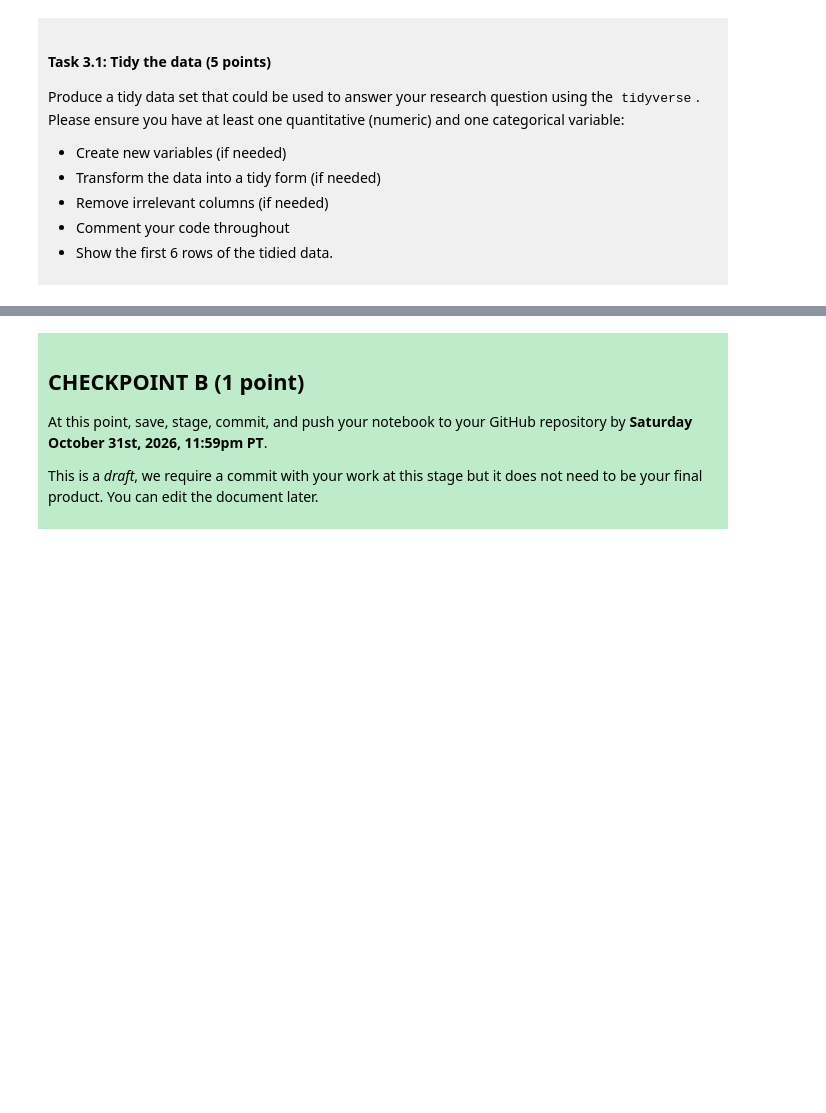
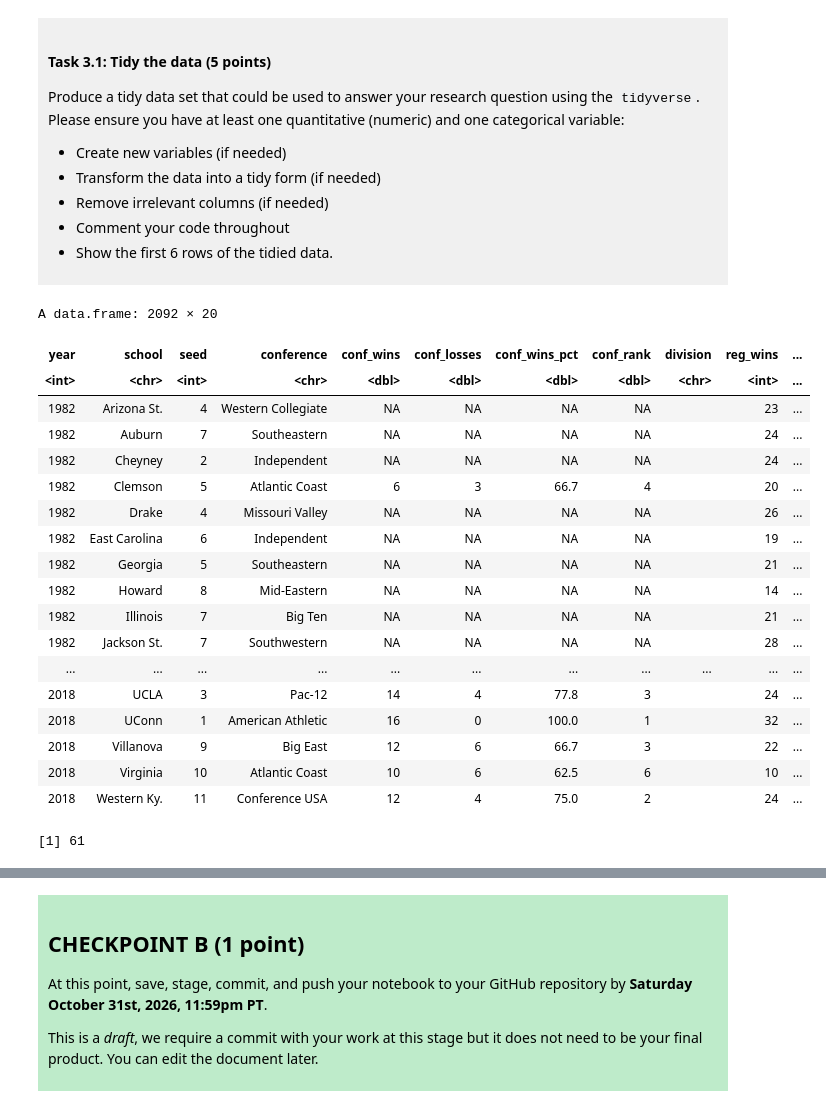
Before and after one commit to Xinyue-Shen/dsci-100-project-xinyue-shen, a Jupyter notebook: dsci-100-project-notebook.ipynb, the cells around one changed output, grey strips where cells are left out. Cells and saved outputs as stored; diff of their text form; code cells hidden in the pictures; blank space fills up the shorter version.

```diff
--- a/dsci-100-project-notebook.ipynb
+++ b/dsci-100-project-notebook.ipynb
@@ -123,3 +123,5 @@ To help you with the analysis, here is a table of descriptions of each of the va
 # %%
 
 #this is a comment made on jupyter
+wmm_data <- read.csv("https://raw.githubusercontent.com/diverse-data-hub/diversedata/refs/heads/main/data-clean/womensmarchmadness.csv")
+head(wmm_data, 6)
@@ -181,4 +193,28 @@ Produce a tidy data set that could be used to answer your research question usin
 - Show the first 6 rows of the tidied data.
 
 </div>
+# %%
+wmm_data
+sum(is.na(wmm_data$conf_wins_pct))
+# %% [output]
+A data.frame: 2092 × 20
+| year | school | seed | conference | conf_wins | conf_losses | conf_wins_pct | conf_rank | division | reg_wins | ... |
+| <int> | <chr> | <int> | <chr> | <dbl> | <dbl> | <dbl> | <dbl> | <chr> | <int> | ... |
+| 1982 | Arizona St. | 4 | Western Collegiate | NA | NA | NA | NA |  | 23 | ... |
+| 1982 | Auburn | 7 | Southeastern | NA | NA | NA | NA |  | 24 | ... |
+| 1982 | Cheyney | 2 | Independent | NA | NA | NA | NA |  | 24 | ... |
+| 1982 | Clemson | 5 | Atlantic Coast | 6 | 3 | 66.7 | 4 |  | 20 | ... |
+| 1982 | Drake | 4 | Missouri Valley | NA | NA | NA | NA |  | 26 | ... |
+| 1982 | East Carolina | 6 | Independent | NA | NA | NA | NA |  | 19 | ... |
+| 1982 | Georgia | 5 | Southeastern | NA | NA | NA | NA |  | 21 | ... |
+| 1982 | Howard | 8 | Mid-Eastern | NA | NA | NA | NA |  | 14 | ... |
+| 1982 | Illinois | 7 | Big Ten | NA | NA | NA | NA |  | 21 | ... |
+| 1982 | Jackson St. | 7 | Southwestern | NA | NA | NA | NA |  | 28 | ... |
+| ... | ... | ... | ... | ... | ... | ... | ... | ... | ... | ... |
+| 2018 | UCLA | 3 | Pac-12 | 14 | 4 | 77.8 | 3 |  | 24 | ... |
+| 2018 | UConn | 1 | American Athletic | 16 | 0 | 100.0 | 1 |  | 32 | ... |
+| 2018 | Villanova | 9 | Big East | 12 | 6 | 66.7 | 3 |  | 22 | ... |
+| 2018 | Virginia | 10 | Atlantic Coast | 10 | 6 | 62.5 | 6 |  | 10 | ... |
+| 2018 | Western Ky. | 11 | Conference USA | 12 | 4 | 75.0 | 2 |  | 24 | ... |
+[1] 61
 # %%
```
Also changed, not shown: parts of 4 cells of this notebook.
